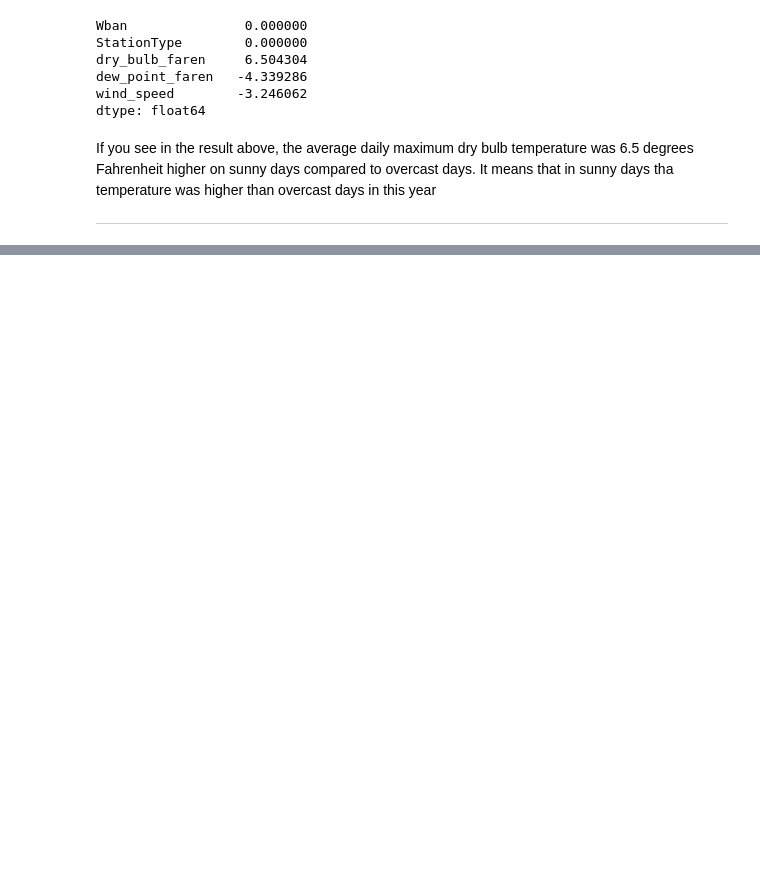
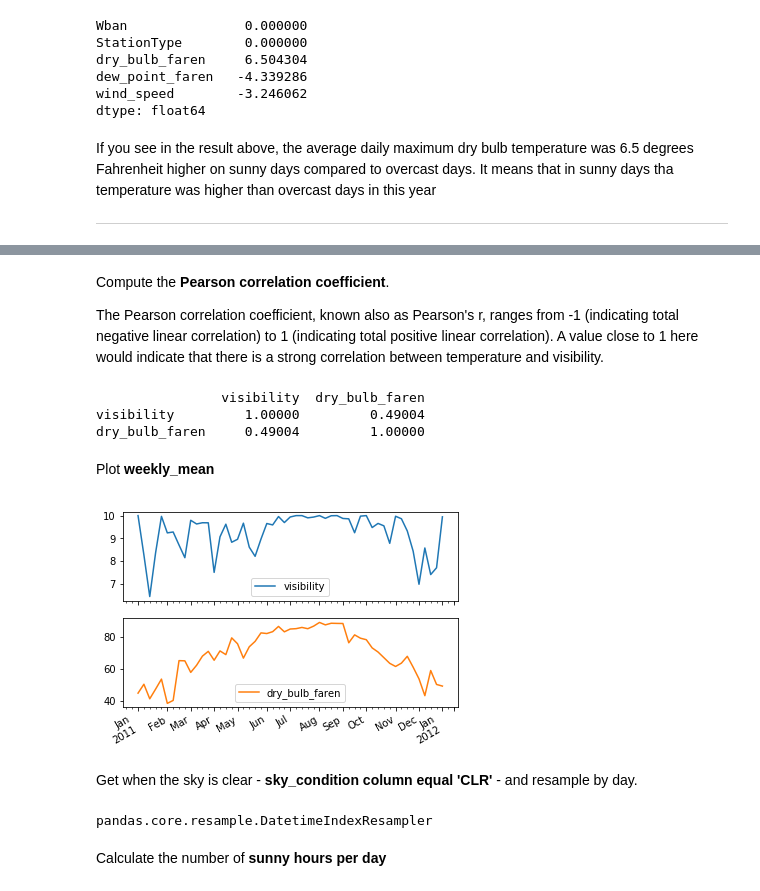
Before and after one commit to Diogo-Rodrigues/pandas-foundations, a Jupyter notebook: case-study-sunlight-in-austin/case-study-sunlight-in-austin.ipynb, the cells around one changed output, grey strips where cells are left out. Drawn from its saved outputs; the diff is of its cells as text; code cells hidden in the pictures; blank space fills up the shorter version.

Commit message:
Add some visual exploratory data analysis.

```diff
--- a/case-study-sunlight-in-austin/case-study-sunlight-in-austin.ipynb
+++ b/case-study-sunlight-in-austin/case-study-sunlight-in-austin.ipynb
@@ -297,0 +313,3 @@ If you see in the result above, the average daily maximum dry bulb temperature w
+# %%
+weekly_mean = df_clean.resample('W')['visibility','dry_bulb_faren'].mean()
+weekly_mean.head()
@@ -297,0 +323,26 @@ If you see in the result above, the average daily maximum dry bulb temperature w
+# %% [markdown]
+Compute the **Pearson correlation coefficient**.
+
+The Pearson correlation coefficient, known also as Pearson's r, ranges from -1 (indicating total negative linear correlation) to 1 (indicating total positive linear correlation). A value close to 1 here would indicate that there is a strong correlation between temperature and visibility.
+# %%
+print(weekly_mean.corr())
+# %% [output]
+                visibility  dry_bulb_faren
+visibility         1.00000         0.49004
+dry_bulb_faren     0.49004         1.00000
+# %% [markdown]
+Plot **weekly_mean**
+# %%
+weekly_mean.plot(subplots=True)
+plt.show()
+# %% [output]
+[figure, added]
+# %% [markdown]
+Get when the sky is clear - **sky_condition column equal 'CLR'** - and resample by day.
+# %%
+is_sky_clear = df_clean['sky_condition'] == 'CLR'
+resampled = is_sky_clear.resample('D')
+# %% [output]
+pandas.core.resample.DatetimeIndexResampler
+# %% [markdown]
+Calculate the number of **sunny hours per day**
```
Also changed, not shown: parts of 36 cells of this notebook.
